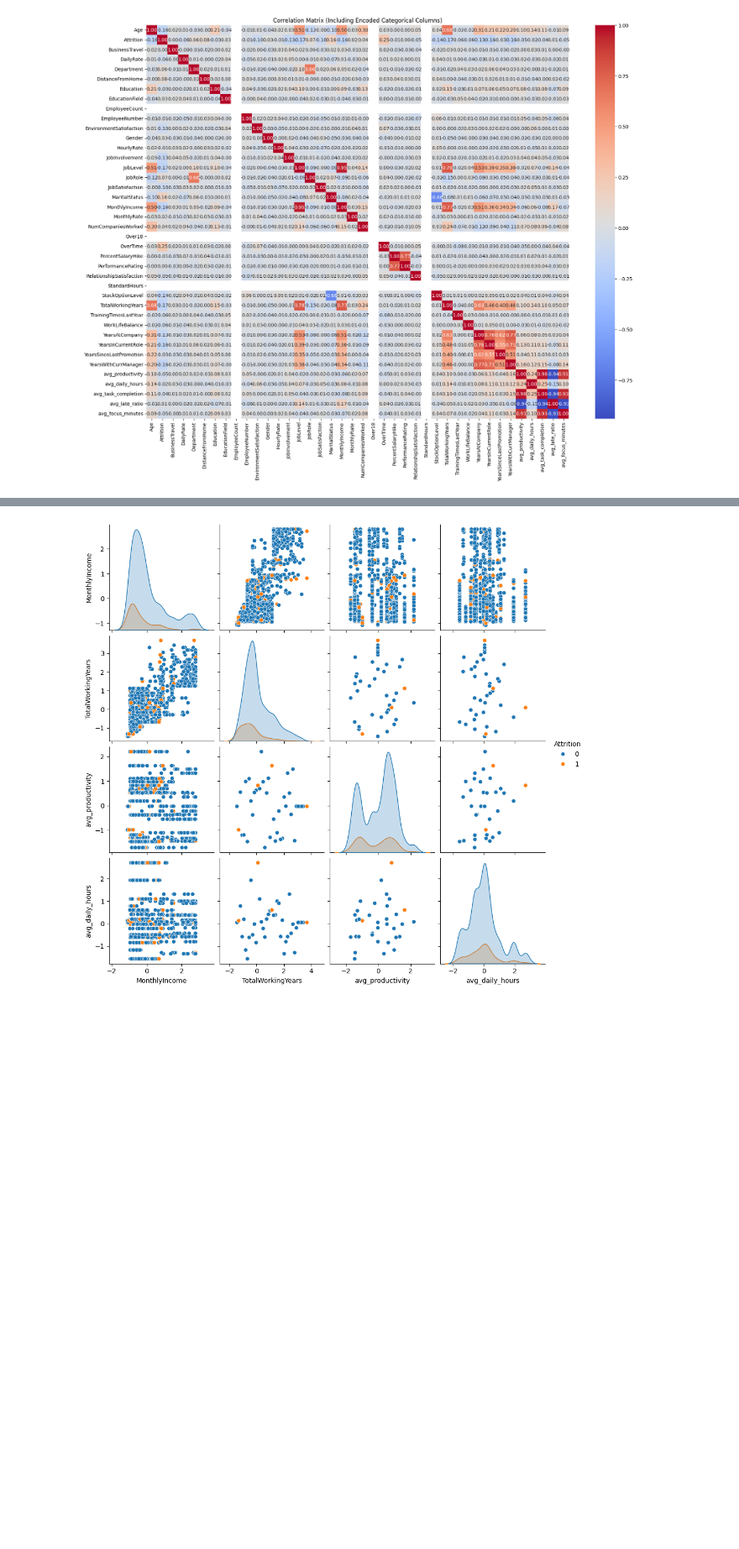
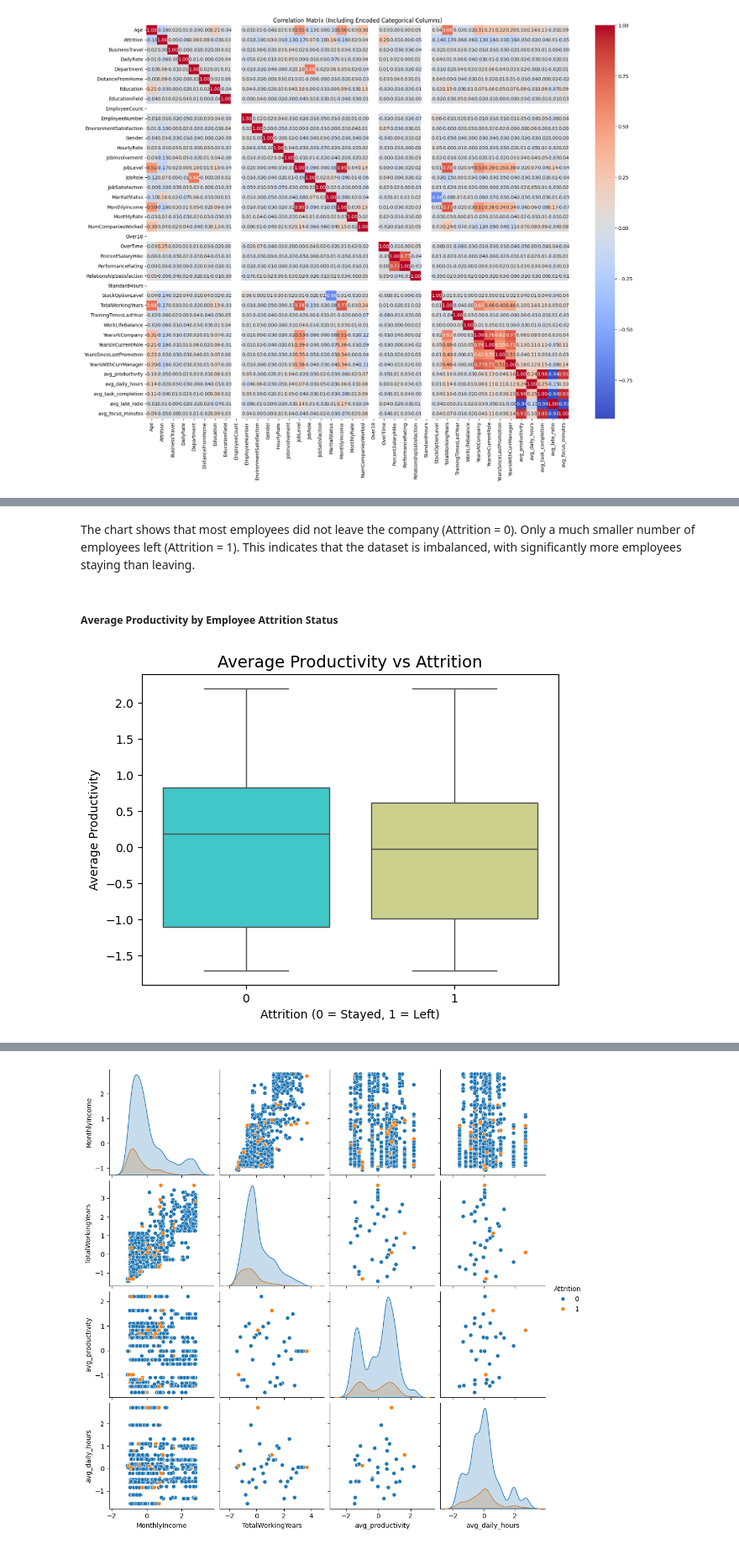
Before and after one commit to Kaurgurpreet23/CPSC5071, a Jupyter notebook: code/CPSC_5071Project.ipynb, the cells around one changed output, grey strips where cells are left out. Shown at 84% size. Saved outputs shown, nothing was run; the diff lists cells and outputs as text; code cells hidden in the pictures; blank space fills up the shorter version.

```diff
--- a/code/CPSC_5071Project.ipynb
+++ b/code/CPSC_5071Project.ipynb
@@ -386,0 +410,21 @@ plt.show()
+# %% [markdown]
+The chart shows that most employees did not leave the company (Attrition = 0). Only a much smaller number of employees left (Attrition = 1). This indicates that the dataset is imbalanced, with significantly more employees staying than leaving.
+# %% [markdown]
+##### Average Productivity by Employee Attrition Status
+# %%
+sns.boxplot(
+    x='Attrition',
+    y='avg_productivity',
+    data=df,
+    hue='Attrition',
+    palette='rainbow',
+    legend=False
+)
+
+plt.title("Average Productivity vs Attrition", fontsize=14)
+plt.xlabel("Attrition (0 = Stayed, 1 = Left)")
+plt.ylabel("Average Productivity")
+
+plt.show()
+# %% [output]
+[figure, added]
```
Also changed, not shown: parts of 62 cells of this notebook, 1 other file.
